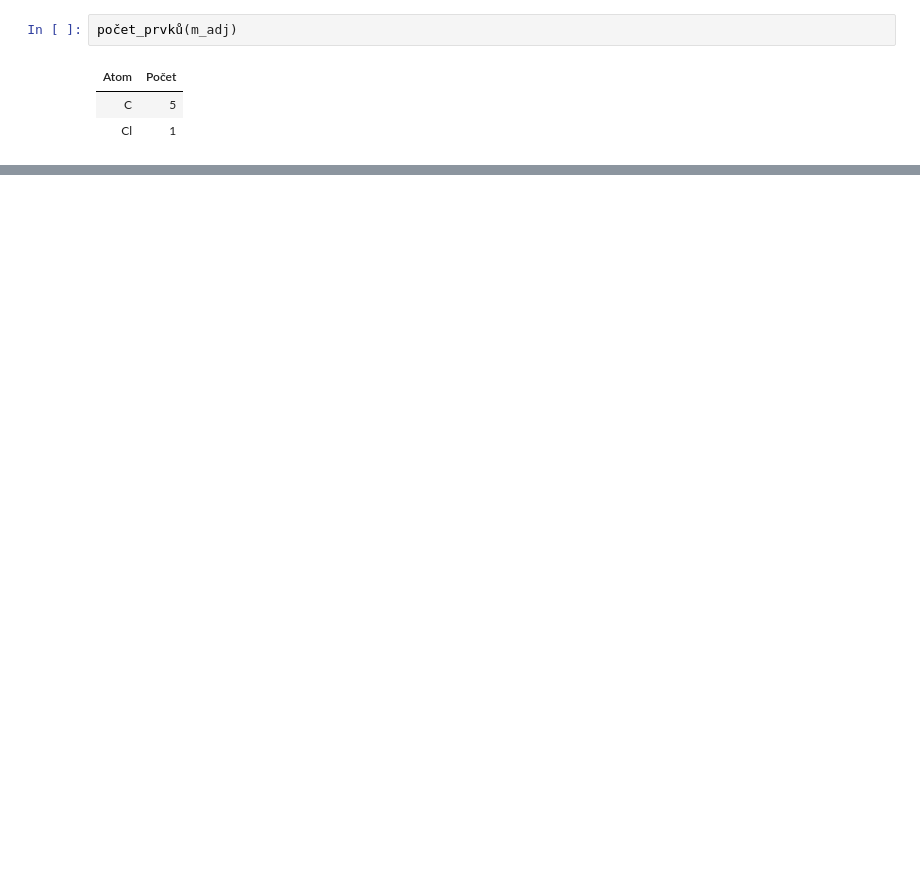
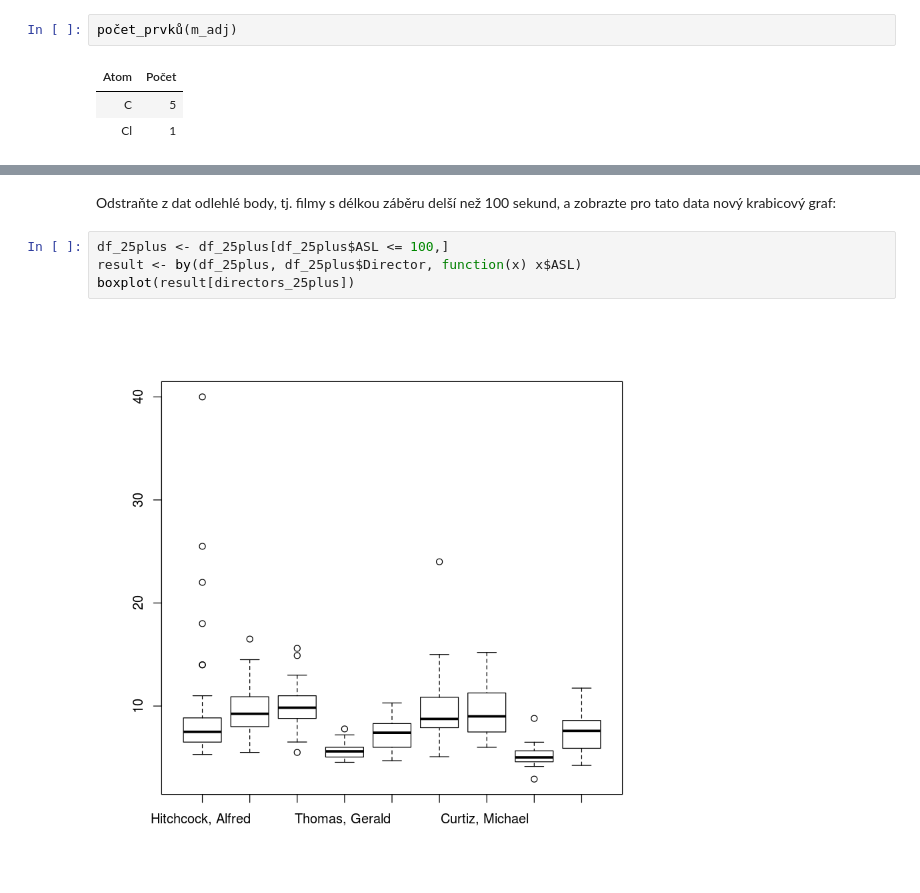
Before and after one commit to lich-uct/r_tutorial, a Jupyter notebook: procvicovani/ulohy_reseni.ipynb, the cells around one changed output, grey strips where cells are left out. Saved outputs shown, nothing was run; the diff lists cells and outputs as text; blank space fills up the shorter version.

Commit message:
pridani prikladu s filmy

```diff
--- a/procvicovani/ulohy_reseni.ipynb
+++ b/procvicovani/ulohy_reseni.ipynb
@@ -259,0 +331,8 @@ TODO
+# %% [markdown]
+Odstraňte z dat odlehlé body, tj. filmy s délkou záběru delší než 100 sekund, a zobrazte pro tato data nový krabicový graf:
+# %%
+df_25plus <- df_25plus[df_25plus$ASL <= 100,]
+result <- by(df_25plus, df_25plus$Director, function(x) x$ASL)
+boxplot(result[directors_25plus])
+# %% [output]
+[figure, added]
```
Also changed, not shown: parts of 24 cells of this notebook, 1 other file.
